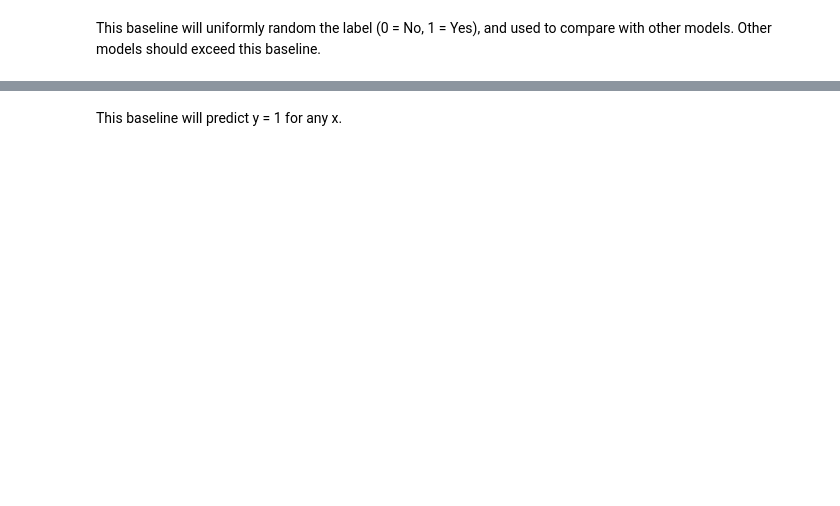
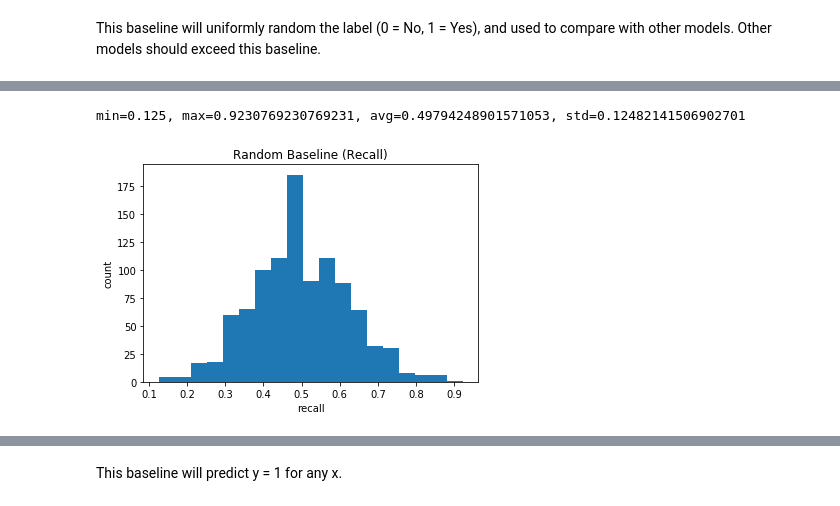
Before and after one commit to p-amonpitakpun/clock-drawing-dnn, a Jupyter notebook: Notebooks/Model Baseline.ipynb, the cells around one changed output, grey strips where cells are left out. Drawn from its saved outputs; the diff is of its cells as text; code cells hidden in the pictures; blank space fills up the shorter version.

```diff
--- a/Notebooks/Model Baseline.ipynb
+++ b/Notebooks/Model Baseline.ipynb
@@ -161,0 +45,9 @@ f1 score: 0.6666666666666666
+# %%
+plt.title('Random Baseline (Recall)')
+plt.xlabel('recall')
+plt.ylabel('count')
+plt.hist(recs, bins=19)
+print('min={}, max={}, avg={}, std={}'.format(np.min(recs),np.max(recs),np.mean(recs),np.std(recs)))
+# %% [output]
+min=0.125, max=0.9230769230769231, avg=0.49794248901571053, std=0.12482141506902701
+[figure, added]
```
Also changed, not shown: parts of 21 cells of this notebook.
